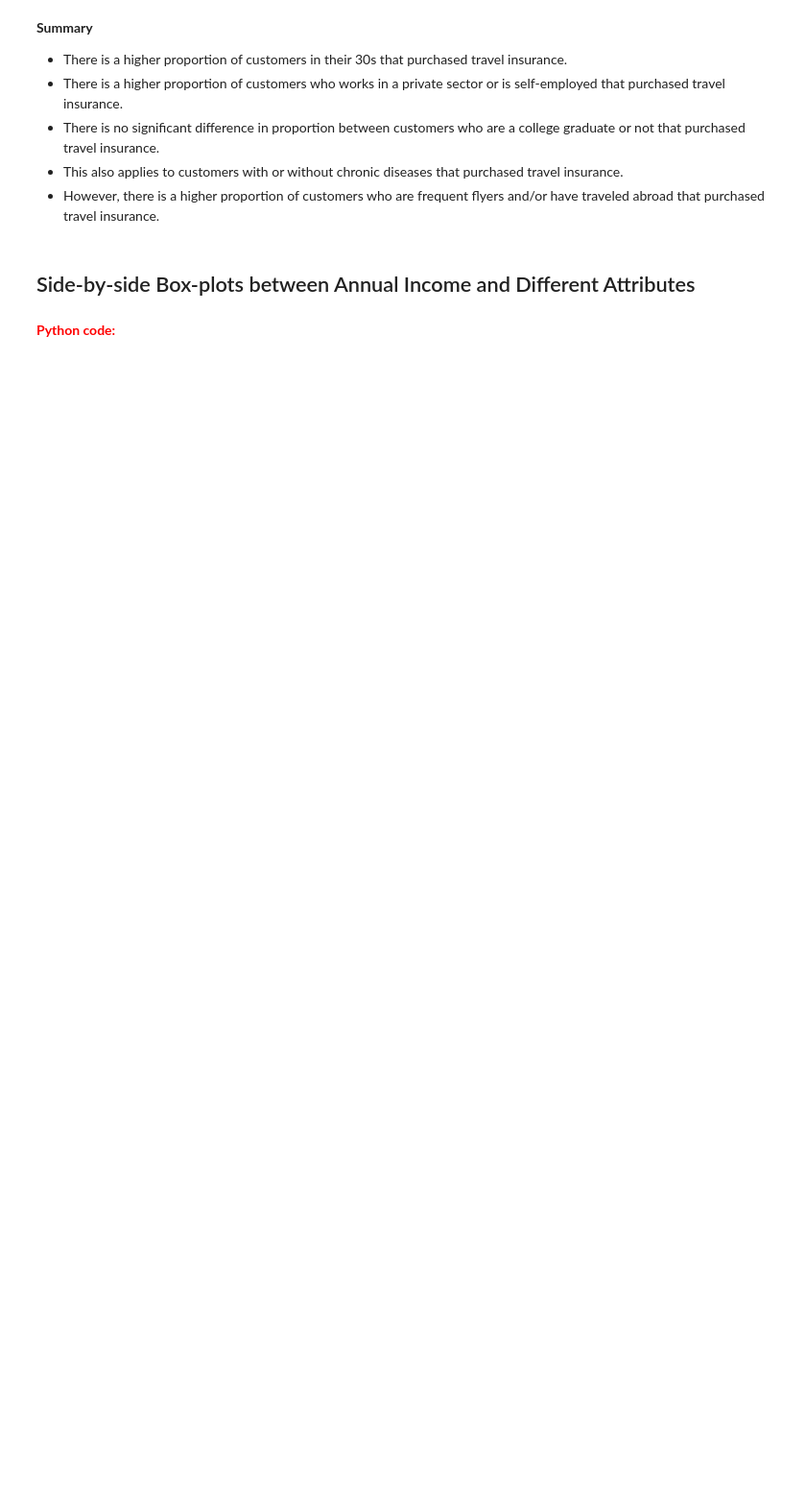
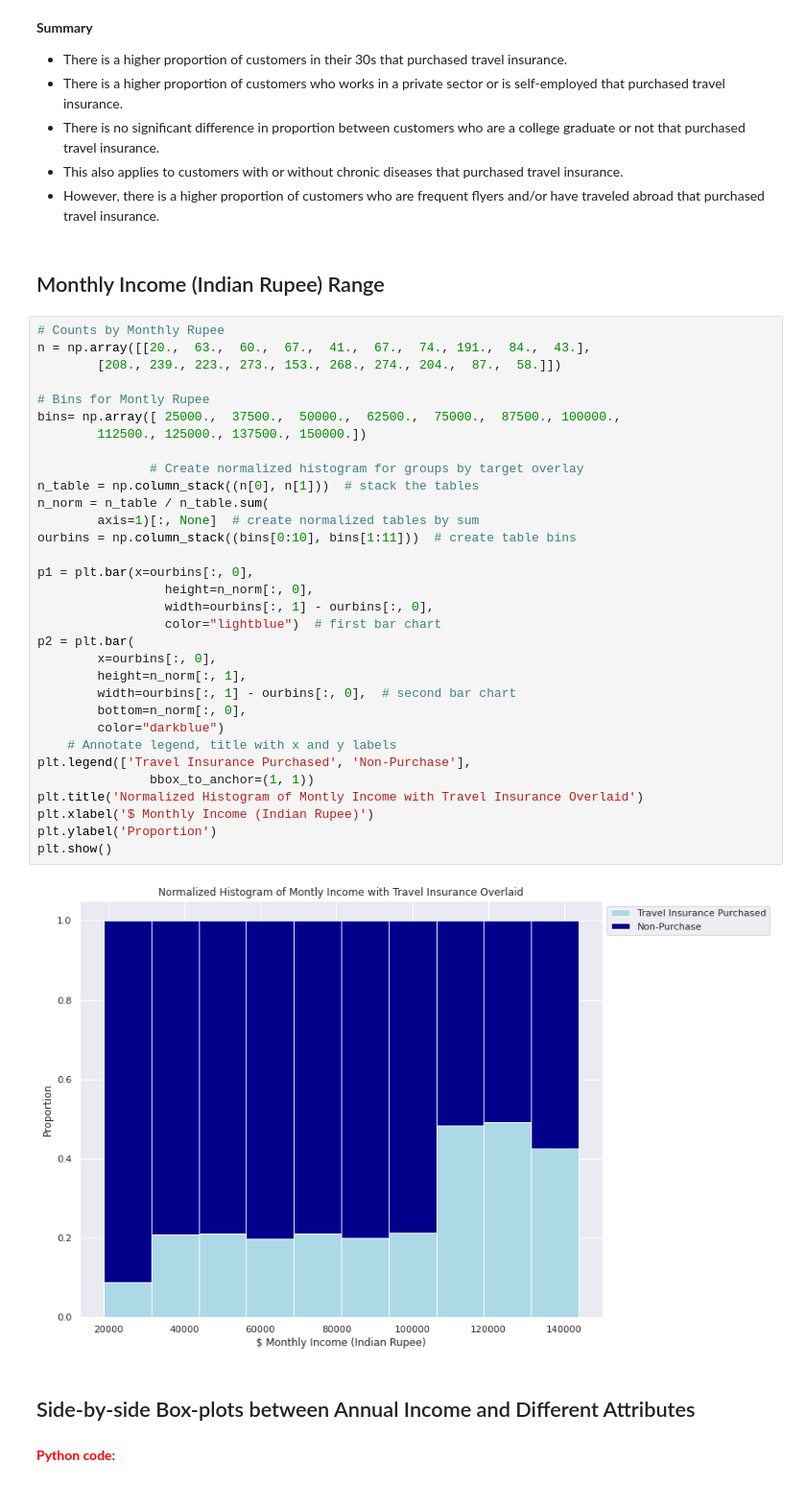
Before and after one commit to jimmy-nguyen-cal/Travel-Insurance-Predictions-, a Jupyter notebook: Code/Python/Final Project - Travel Insurance Predictions Team 7.ipynb, the cells around one changed output. Shown: that part at 96% size. Cells and saved outputs as stored; diff of their text form; blank space fills up the shorter version.

```diff
--- a/Code/Python/Final Project - Travel Insurance Predictions Team 7.ipynb
+++ b/Code/Python/Final Project - Travel Insurance Predictions Team 7.ipynb
@@ -359,6 +392,42 @@ for i in plot_columns:
 - There is no significant difference in proportion between customers who are a college graduate or not that purchased travel insurance.
 - This also applies to customers with or without chronic diseases that purchased travel insurance.
 - However, there is a higher proportion of customers who are frequent flyers and/or have traveled abroad that purchased travel insurance.
+# %% [markdown]
+## Monthly Income (Indian Rupee) Range
+# %%
+# Counts by Monthly Rupee
+n = np.array([[20.,  63.,  60.,  67.,  41.,  67.,  74., 191.,  84.,  43.],
+        [208., 239., 223., 273., 153., 268., 274., 204.,  87.,  58.]])
+
+# Bins for Montly Rupee
+bins= np.array([ 25000.,  37500.,  50000.,  62500.,  75000.,  87500., 100000.,
+        112500., 125000., 137500., 150000.])
+
+               # Create normalized histogram for groups by target overlay
+n_table = np.column_stack((n[0], n[1]))  # stack the tables
+n_norm = n_table / n_table.sum(
+        axis=1)[:, None]  # create normalized tables by sum
+ourbins = np.column_stack((bins[0:10], bins[1:11]))  # create table bins
+
+p1 = plt.bar(x=ourbins[:, 0],
+                 height=n_norm[:, 0],
+                 width=ourbins[:, 1] - ourbins[:, 0],
+                 color="lightblue")  # first bar chart
+p2 = plt.bar(
+        x=ourbins[:, 0],
+        height=n_norm[:, 1],
+        width=ourbins[:, 1] - ourbins[:, 0],  # second bar chart
+        bottom=n_norm[:, 0],
+        color="darkblue")
+    # Annotate legend, title with x and y labels
+plt.legend(['Travel Insurance Purchased', 'Non-Purchase'],
+               bbox_to_anchor=(1, 1))
+plt.title('Normalized Histogram of Montly Income with Travel Insurance Overlaid')
+plt.xlabel('$ Monthly Income (Indian Rupee)')
+plt.ylabel('Proportion')
+plt.show()
+# %% [output]
+[figure, added]
 # %% [markdown]
 ## Side-by-side Box-plots between Annual Income and Different Attributes
 # %% [markdown]
```
Also changed, not shown: parts of 35 cells of this notebook.
